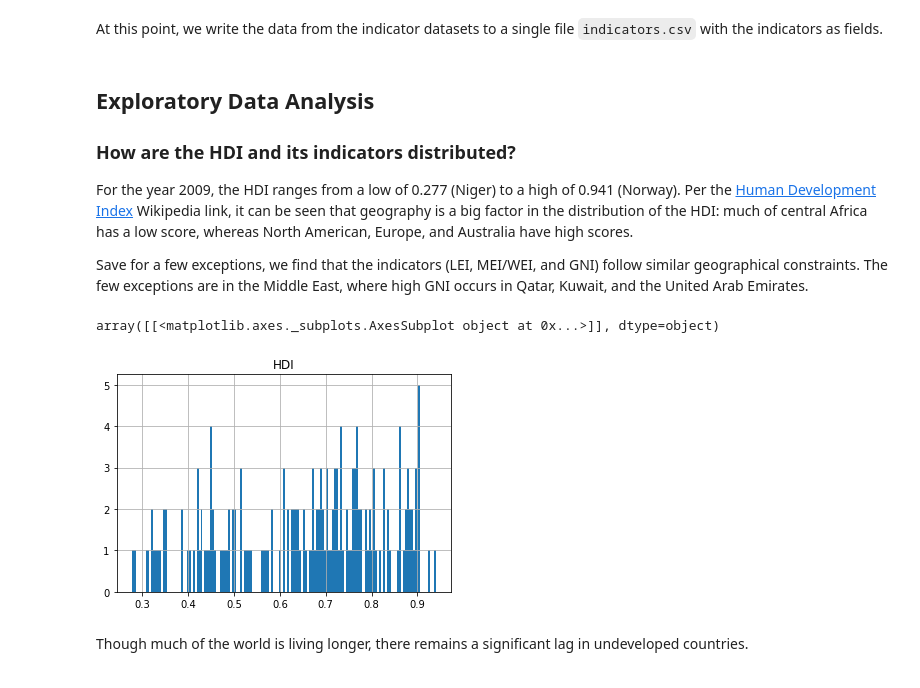
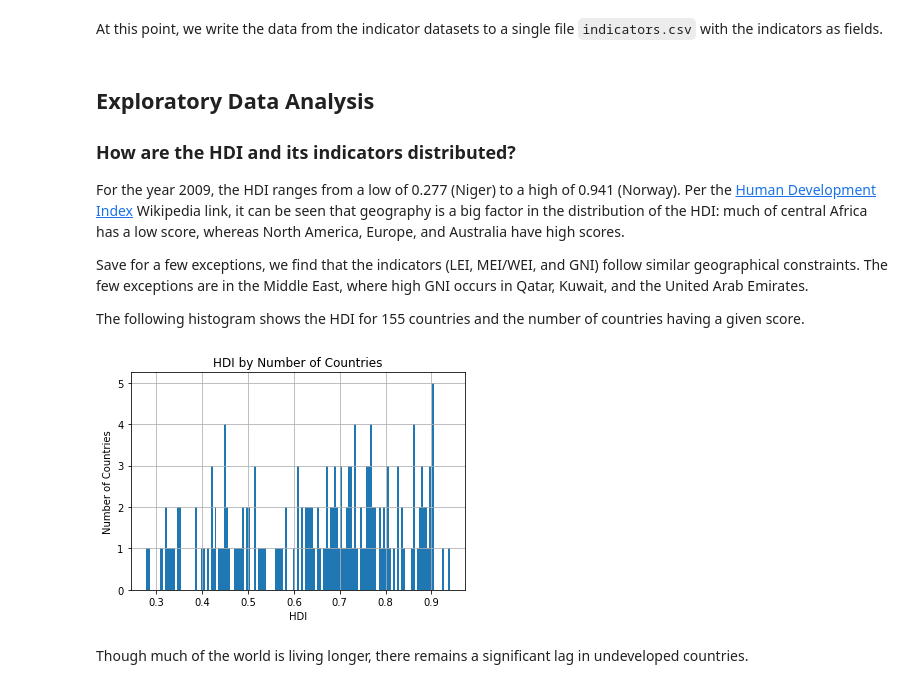
Before and after one commit to martym/Term1-Project3, a Jupyter notebook: HDI-indicators.ipynb, the cells around one changed output. Drawn from its saved outputs; the diff is of its cells as text; code cells hidden in the pictures.

```diff
--- a/HDI-indicators.ipynb
+++ b/HDI-indicators.ipynb
@@ -138,13 +138,18 @@ At this point, we write the data from the indicator datasets to a single file `i
 ## Exploratory Data Analysis
 
 ### How are the HDI and its indicators distributed?
-For the year 2009, the HDI ranges from a low of 0.277 (Niger) to a high of 0.941 (Norway).  Per the [Human Development Index](https://en.wikipedia.org/wiki/Human_Development_Index) Wikipedia link, it can be seen that geography is a big factor in the distribution of the HDI:  much of central Africa has a low score, whereas North American, Europe, and Australia have high scores.
+For the year 2009, the HDI ranges from a low of 0.277 (Niger) to a high of 0.941 (Norway).  Per the [Human Development Index](https://en.wikipedia.org/wiki/Human_Development_Index) Wikipedia link, it can be seen that geography is a big factor in the distribution of the HDI:  much of central Africa has a low score, whereas North America, Europe, and Australia have high scores.
 
 Save for a few exceptions, we find that the indicators (LEI, MEI/WEI, and GNI) follow similar geographical constraints.  The few exceptions are in the Middle East, where high GNI occurs in Qatar, Kuwait, and the United Arab Emirates.
+
+The following histogram shows the HDI for 155 countries and the number of countries having a given score.
-# %%
-data['HDI'].hist(bins=155)
-# %% [output]
-array([[<matplotlib.axes._subplots.AxesSubplot object at 0x...>]], dtype=object)
-[figure, removed]
+# %%
+axarr = data['HDI'].hist(bins=155)
+for ax in axarr.flatten():
+    ax.set_xlabel("HDI")
+    ax.set_ylabel("Number of Countries")
+    ax.set_title("HDI by Number of Countries")
+# %% [output]
+[figure, added]
 # %% [markdown]
 Though much of the world is living longer, there remains a significant lag in undeveloped countries.
```
Also changed, not shown: parts of 15 cells of this notebook.
